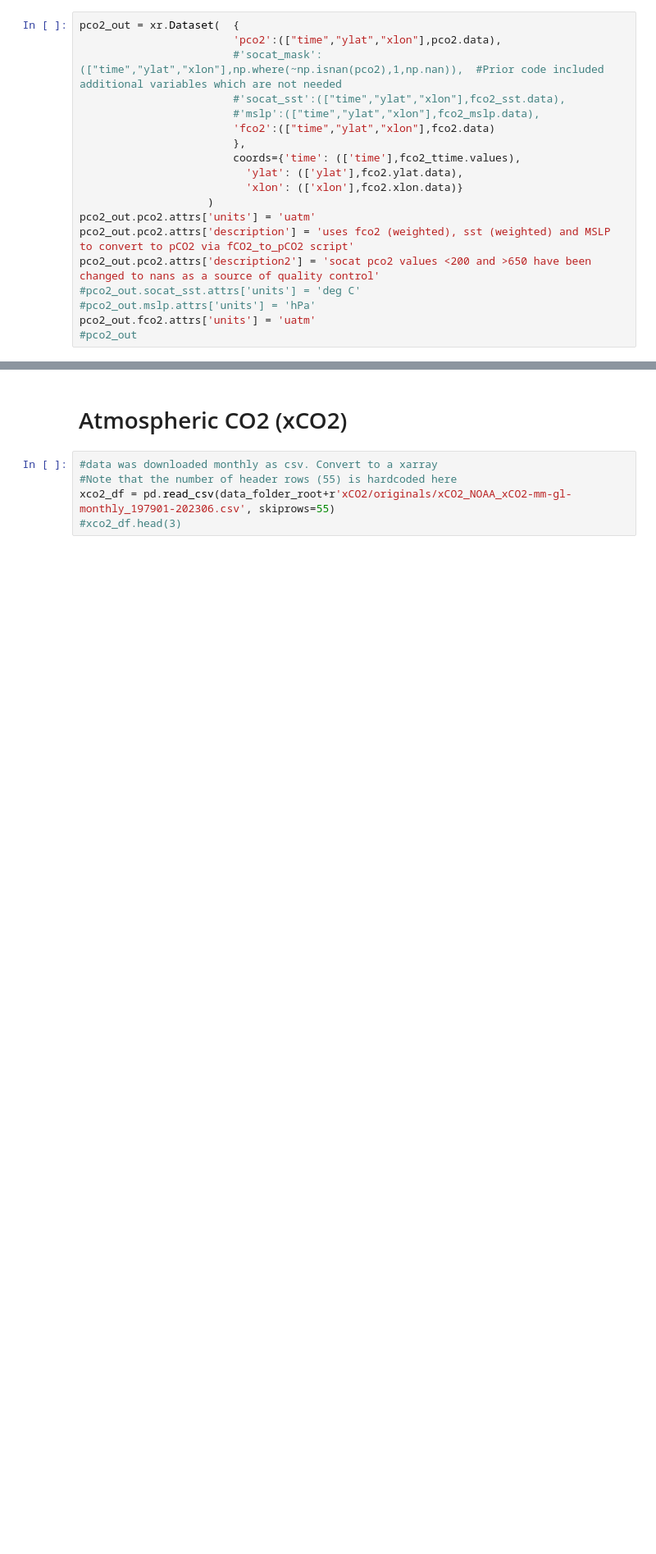
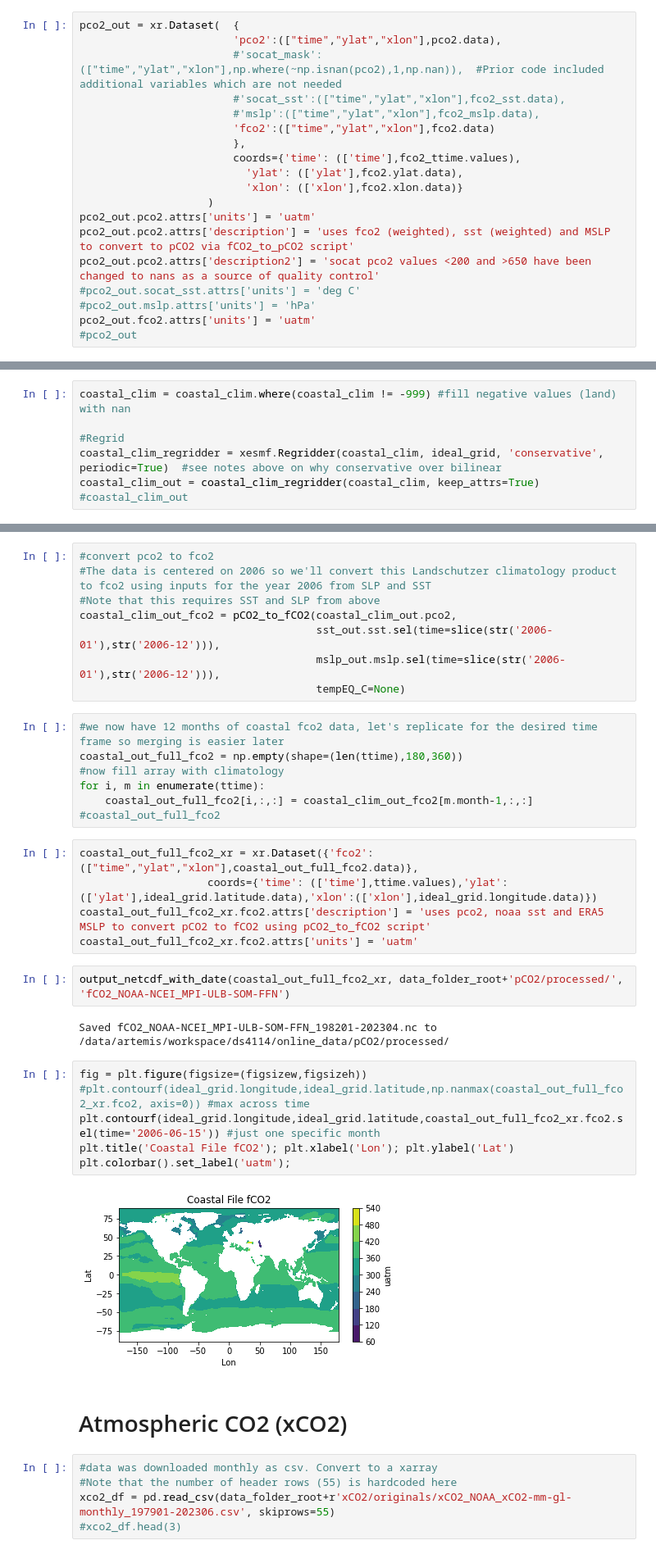
Before and after one commit to ds4114/LDEO_Ocean_CO2_Residual, a Jupyter notebook: code/02_data_processing.ipynb, the cells around one changed output, grey strips where cells are left out. Shown: that part at 82% size. Drawn from its saved outputs; the diff is of its cells as text; blank space fills up the shorter version.

Commit message:
added support for 2022 coastal filling

```diff
--- a/code/02_data_processing.ipynb
+++ b/code/02_data_processing.ipynb
@@ -435,0 +436,7 @@ plt.colorbar().set_label('uatm');
+# %%
+coastal_clim = coastal_clim.where(coastal_clim != -999) #fill negative values (land) with nan
+
+#Regrid
+coastal_clim_regridder = xesmf.Regridder(coastal_clim, ideal_grid, 'conservative', periodic=True)  #see notes above on why conservative over bilinear
+coastal_clim_out = coastal_clim_regridder(coastal_clim, keep_attrs=True)
+#coastal_clim_out
@@ -436,3 +460,35 @@ plt.colorbar().set_label('uatm');
+# %%
+#convert pco2 to fco2
+#The data is centered on 2006 so we'll convert this Landschutzer climatology product to fco2 using inputs for the year 2006 from SLP and SST
+#Note that this requires SST and SLP from above
+coastal_clim_out_fco2 = pCO2_to_fCO2(coastal_clim_out.pco2,
+                                     sst_out.sst.sel(time=slice(str('2006-01'),str('2006-12'))),
+                                     mslp_out.mslp.sel(time=slice(str('2006-01'),str('2006-12'))),
+                                     tempEQ_C=None)
+# %%
+#we now have 12 months of coastal fco2 data, let's replicate for the desired time frame so merging is easier later
+coastal_out_full_fco2 = np.empty(shape=(len(ttime),180,360))
+#now fill array with climatology
+for i, m in enumerate(ttime):
+    coastal_out_full_fco2[i,:,:] = coastal_clim_out_fco2[m.month-1,:,:]
+#coastal_out_full_fco2
+# %%
+coastal_out_full_fco2_xr = xr.Dataset({'fco2':(["time","ylat","xlon"],coastal_out_full_fco2.data)},
+                    coords={'time': (['time'],ttime.values),'ylat':(['ylat'],ideal_grid.latitude.data),'xlon':(['xlon'],ideal_grid.longitude.data)})
+coastal_out_full_fco2_xr.fco2.attrs['description'] = 'uses pco2, noaa sst and ERA5 MSLP to convert pCO2 to fCO2 using pCO2_to_fCO2 script'
+coastal_out_full_fco2_xr.fco2.attrs['units'] = 'uatm'
+# %%
+output_netcdf_with_date(coastal_out_full_fco2_xr, data_folder_root+'pCO2/processed/', 'fCO2_NOAA-NCEI_MPI-ULB-SOM-FFN')
+# %% [output]
+Saved fCO2_NOAA-NCEI_MPI-ULB-SOM-FFN_198201-202304.nc to /data/artemis/workspace/ds4114/online_data/pCO2/processed/
+# %%
+fig = plt.figure(figsize=(figsizew,figsizeh))
+#plt.contourf(ideal_grid.longitude,ideal_grid.latitude,np.nanmax(coastal_out_full_fco2_xr.fco2, axis=0)) #max across time
+plt.contourf(ideal_grid.longitude,ideal_grid.latitude,coastal_out_full_fco2_xr.fco2.sel(time='2006-06-15')) #just one specific month
+plt.title('Coastal File fCO2'); plt.xlabel('Lon'); plt.ylabel('Lat')
+plt.colorbar().set_label('uatm');
+# %% [output]
+[figure, added]
 # %% [markdown]
 # Atmospheric CO2 (xCO2)
 # %%
```
Also changed, not shown: parts of 10 cells of this notebook, 3 other files.
